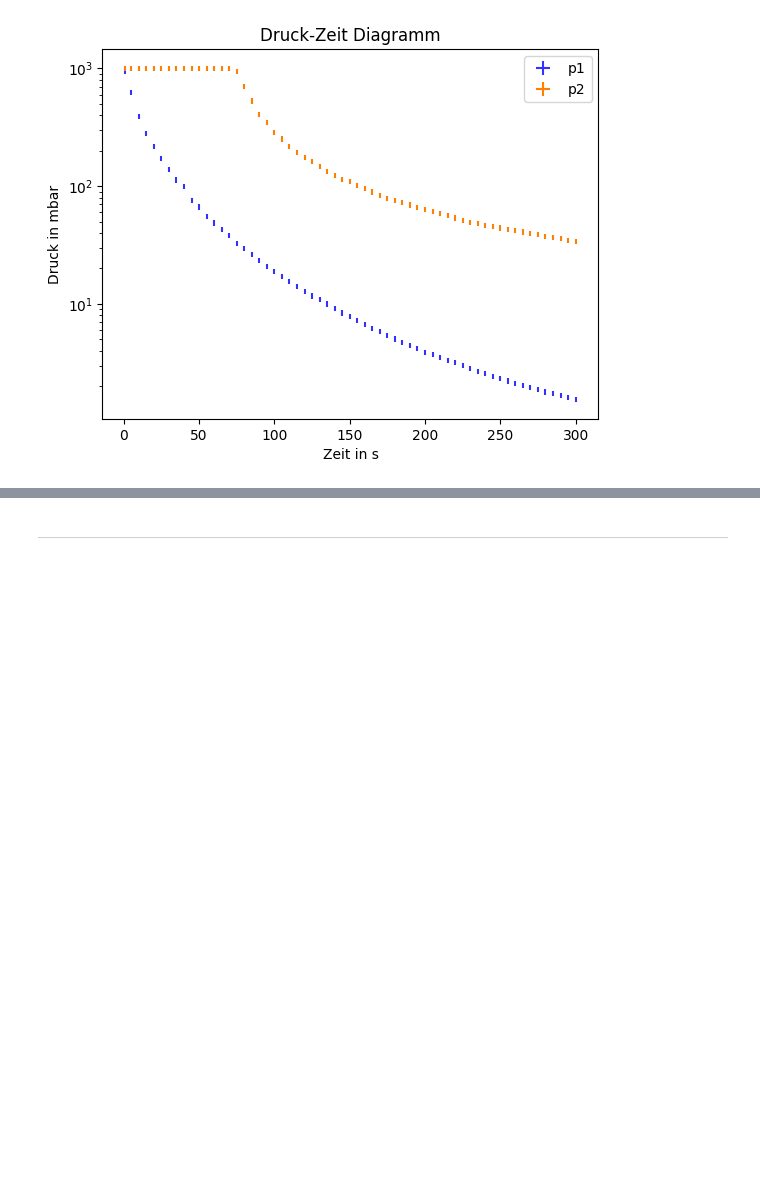
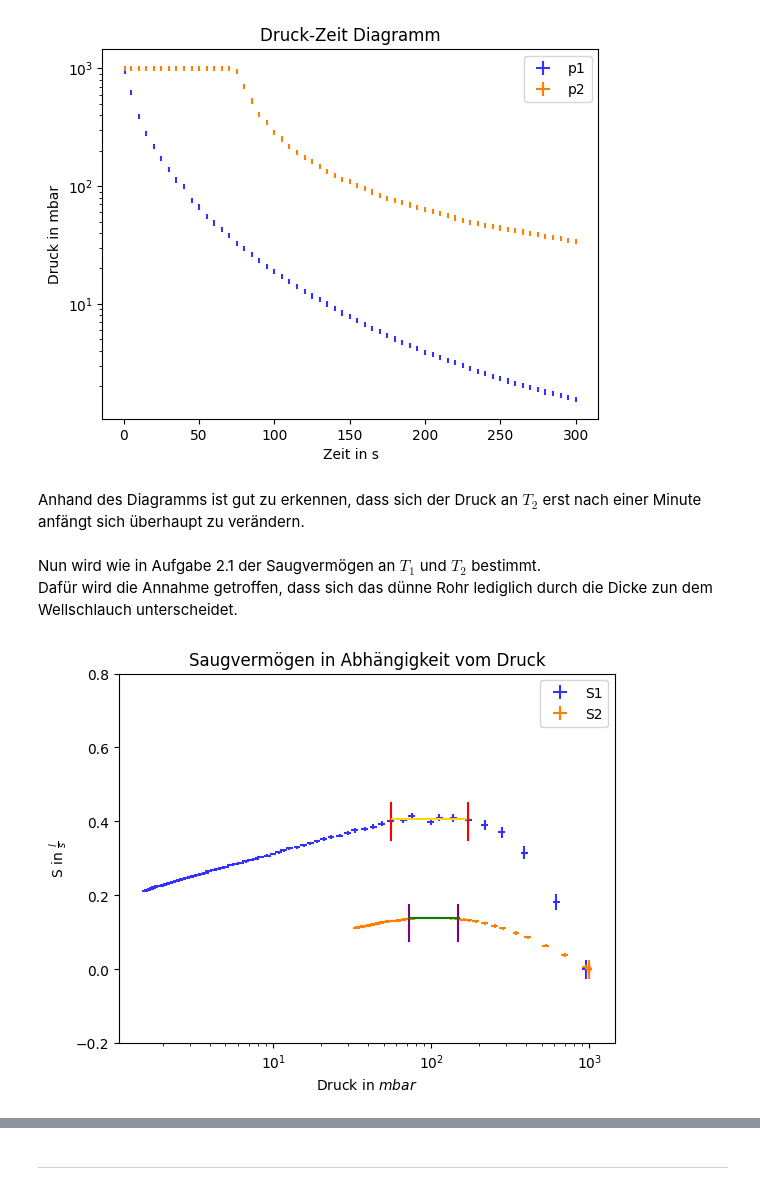
Before and after one commit to AlFa-Tier/Uni_codes, a Jupyter notebook: Praktikum/Vakuum/Vakuum.ipynb, the cells around one changed output, grey strips where cells are left out. Cells and saved outputs as stored; diff of their text form; code cells hidden in the pictures; blank space fills up the shorter version.

```diff
--- a/Praktikum/Vakuum/Vakuum.ipynb
+++ b/Praktikum/Vakuum/Vakuum.ipynb
@@ -496,3 +504,44 @@ plt.legend()
 plt.show()
 # %% [output]
 [figure]
+# %% [markdown]
+Anhand des Diagramms ist gut zu erkennen, dass sich der Druck an $T_2$ erst nach einer Minute anfängt sich überhaupt zu verändern.
+# %% [markdown]
+Nun wird wie in Aufgabe 2.1 der Saugvermögen an $T_1$ und $T_2$ bestimmt.
+Dafür wird die Annahme getroffen, dass sich das dünne Rohr lediglich durch die Dicke zun dem Wellschlauch unterscheidet.
+# %%
+#Calculate Volume from the given information
+V_2=10.1+0.5+np.pi*(0.02/2)**2*5.10
+
+#Generate a list for S and it's error
+S_1 = [Saugvermoegen(time_2[i]+20,pressure_1[i],p_0=pressure_1[0],V=V_2) for i in range(len(pressure_1))]
+S_2 = [Saugvermoegen(time_2[i]+20,pressure_2[i],p_0=pressure_2[0],V=V_2) for i in range(len(pressure_2))]
+
+S_err_1= [del_S(time_2[i]+20,pressure_2[i],p_0=pressure_2[0],V=V_2) for i in range(len(pressure_2))]
+S_err_2= [del_S(time_2[i]+20,pressure_2[i],p_0=pressure_2[0],V=V_2) for i in range(len(pressure_2))]
+
+#Create the PlotsF for S-p
+plt.errorbar(x=pressure_1,y=S_1,xerr=0.05*pressure_1,yerr=S_err_2,ls='none',color='#3232ff',label='S1')
+plt.errorbar(x=pressure_2,y=S_2,xerr=0.05*pressure_2,yerr=S_err_2,ls='none',color='#ff8000',label='S2')
+
+plt.title('Saugvermögen in Abhängigkeit vom Druck')
+plt.xlabel('Druck in $mbar$')
+plt.ylabel(r'S in $\frac{{l}}{{s}}$')
+plt.xscale('log')
+plt.ylim(-0.2,0.8)
+
+#Seperate the three intervals for S1
+plt.axvline(x=pressure_1[5],ymin=0.55,ymax=0.65,color="red")
+plt.axvline(x=pressure_1[11],ymin=0.55,ymax=0.65,color="red")
+plt.axhline(y=mean(list=S_1,start=5,finish=11),xmin=0.55,xmax=0.7,color='gold')
+
+#Seperate the three intervals for S2
+plt.axvline(x=pressure_2[26],ymin=0.275,ymax=0.375,color="purple")
+plt.axvline(x=pressure_2[37],ymin=0.275,ymax=0.375,color="purple")
+plt.axhline(y=mean(list=S_2,start=26,finish=37),xmin=0.585,xmax=0.685,color='green')
+
+#Show end result
+plt.legend()
+plt.show()
+# %% [output]
+[figure, added]
```
Also changed, not shown: parts of 8 cells of this notebook, 1 other file.
